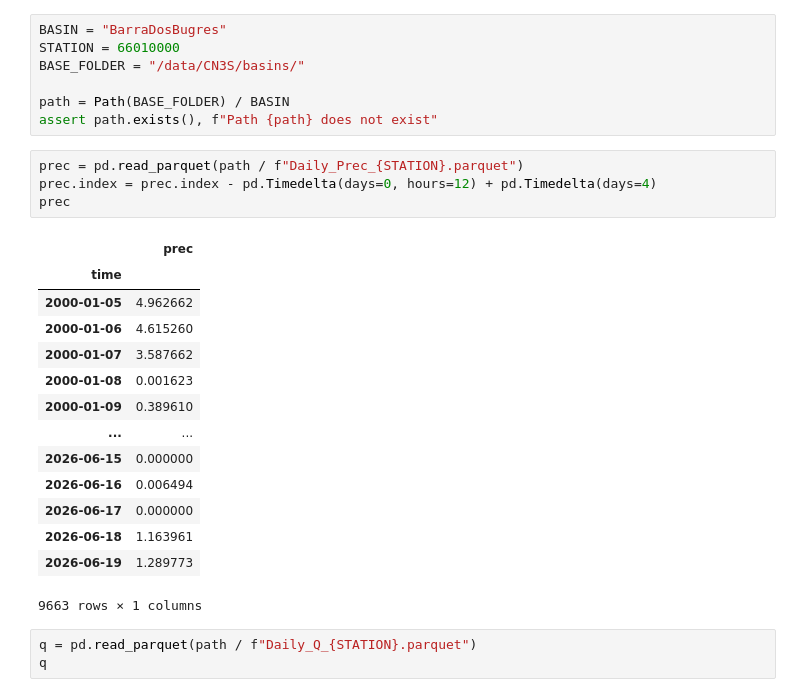
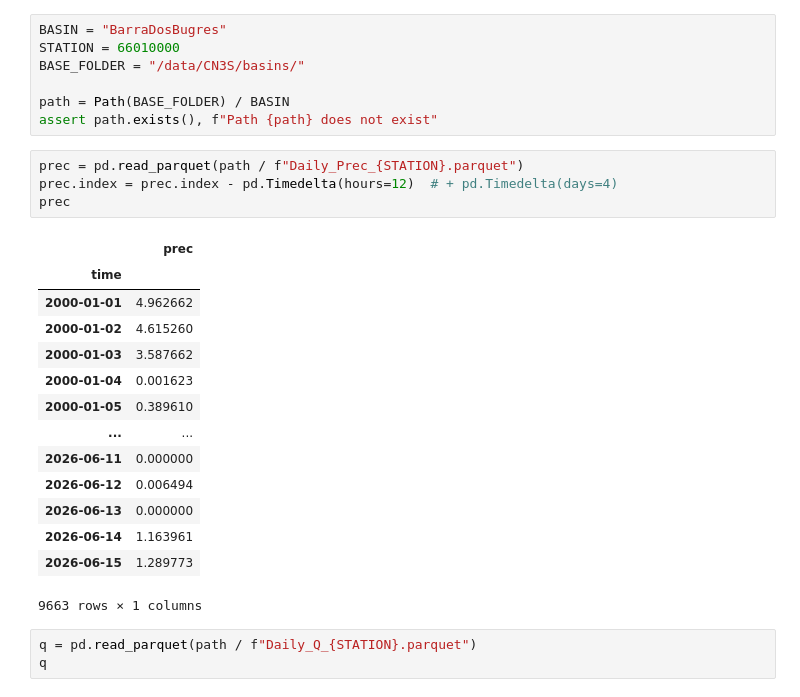
Before and after one commit to cordmaur/CN3S, a Jupyter notebook: nbs/Daily/05-Optimize_Daily.ipynb, the cells around one changed output. Drawn from its saved outputs; the diff is of its cells as text.

```diff
--- a/nbs/Daily/05-Optimize_Daily.ipynb
+++ b/nbs/Daily/05-Optimize_Daily.ipynb
@@ -21,22 +21,22 @@ path = Path(BASE_FOLDER) / BASIN
 assert path.exists(), f"Path {path} does not exist"
 # %%
 prec = pd.read_parquet(path / f"Daily_Prec_{STATION}.parquet")
-prec.index = prec.index - pd.Timedelta(days=0, hours=12) + pd.Timedelta(days=4)
+prec.index = prec.index - pd.Timedelta(hours=12)  # + pd.Timedelta(days=4)
 prec
 # %% [output]
 |  | prec |
 | time |  |
-| 2000-01-05 | 4.962662 |
-| 2000-01-06 | 4.615260 |
-| 2000-01-07 | 3.587662 |
-| 2000-01-08 | 0.001623 |
-| 2000-01-09 | 0.389610 |
+| 2000-01-01 | 4.962662 |
+| 2000-01-02 | 4.615260 |
+| 2000-01-03 | 3.587662 |
+| 2000-01-04 | 0.001623 |
+| 2000-01-05 | 0.389610 |
 | ... | ... |
-| 2026-06-15 | 0.000000 |
-| 2026-06-16 | 0.006494 |
-| 2026-06-17 | 0.000000 |
-| 2026-06-18 | 1.163961 |
-| 2026-06-19 | 1.289773 |
+| 2026-06-11 | 0.000000 |
+| 2026-06-12 | 0.006494 |
+| 2026-06-13 | 0.000000 |
+| 2026-06-14 | 1.163961 |
+| 2026-06-15 | 1.289773 |
 9663 rows × 1 columns
 # %%
 q = pd.read_parquet(path / f"Daily_Q_{STATION}.parquet")
```
Also changed, not shown: parts of 32 cells of this notebook, 4 other files.
